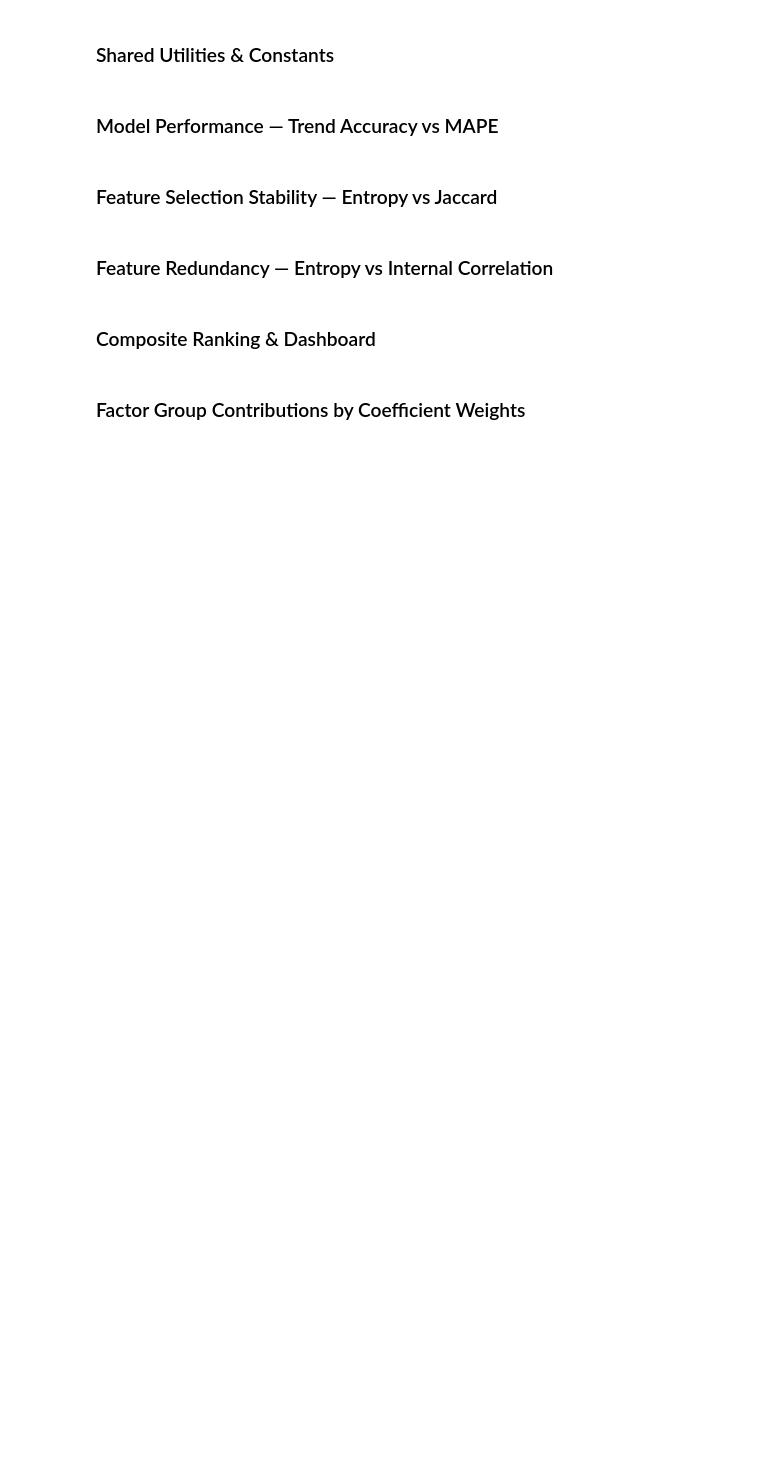
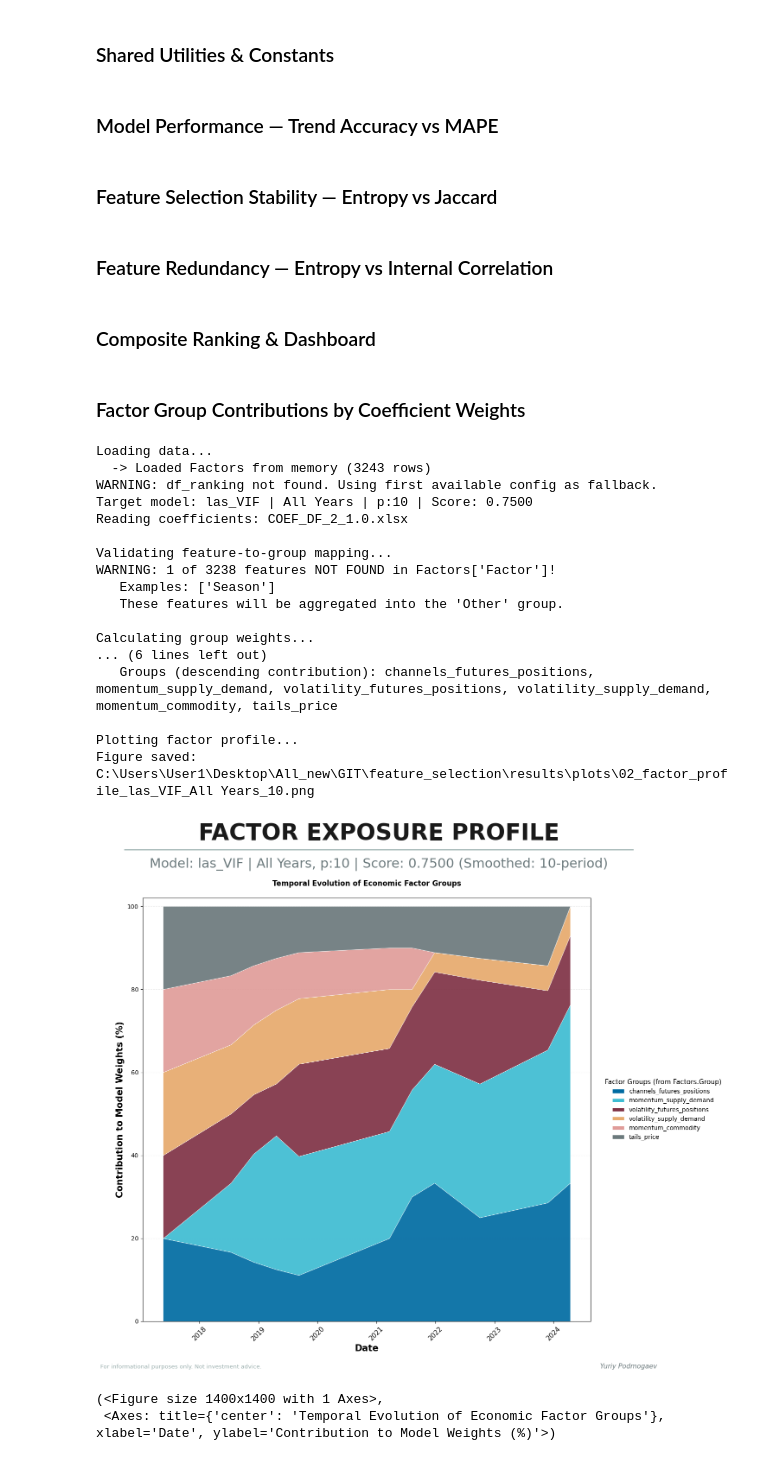
Before and after one commit to ypodmogaev/feature_selection, a Jupyter notebook: feature_selection.ipynb, the cells around one changed output. Saved outputs shown, nothing was run; the diff lists cells and outputs as text; code cells hidden in the pictures; blank space fills up the shorter version.

```diff
--- a/feature_selection.ipynb
+++ b/feature_selection.ipynb
@@ -773,7 +980,7 @@ def model_function(model_df, years="All", start_period=104, end_period=None,
             eps=1e-3,           # Lifts the floor to drop weak, noisy coefficients
             alphas=150,         # Standard dense grid (150 is more than enough)
             cv=tscv,
-            max_iter=5, #000,      # 5000 iterations is mathematically optimal here
+            max_iter=5000,      # 5000 iterations is mathematically optimal here
             n_jobs=n_jobs,
             random_state=42,
             selection="random"
@@ -5396,31 +5563,52 @@ def plot_factor_profile_strict(
     )
 
     if save_path:
         Path(save_path).parent.mkdir(parents=True, exist_ok=True)
         plt.savefig(save_path, facecolor=WHITE, dpi=300)
         print(f"Figure saved: {save_path}")
 
     plt.show()
     return fig, ax
 
 
 # ============================================================================
 # EXECUTE
 # ============================================================================
 
 print("\nPlotting factor profile...")
 
 BEST_MODEL_INFO = {
     'method': best_method,
     'year': best_year,
     'param': best_param,
     'score': best_score,
 }
 
 plot_factor_profile_strict(
     df_groups,
     group_order,
     model_info=BEST_MODEL_INFO,
     save_path=SAVE_DIR / f"02_factor_profile_{best_method}_{best_year}_{best_param}.png",
-    smooth_window=4,
+    smooth_window=10,
 )
+# %% [output]
+Loading data...
+  -> Loaded Factors from memory (3243 rows)
+WARNING: df_ranking not found. Using first available config as fallback.
+Target model: las_VIF | All Years | p:10 | Score: 0.7500
+Reading coefficients: COEF_DF_2_1.0.xlsx
+
+Validating feature-to-group mapping...
+WARNING: 1 of 3238 features NOT FOUND in Factors['Factor']!
+   Examples: ['Season']
+   These features will be aggregated into the 'Other' group.
+
+Calculating group weights...
+... (6 lines left out)
+   Groups (descending contribution): channels_futures_positions, momentum_supply_demand, volatility_futures_positions, volatility_supply_demand, momentum_commodity, tails_price
+
+Plotting factor profile...
+Figure saved: C:\Users\User1\Desktop\All_new\GIT\feature_selection\results\plots\02_factor_profile_las_VIF_All Years_10.png
+[figure, added]
+(<Figure size 1400x1400 with 1 Axes>,
+ <Axes: title={'center': 'Temporal Evolution of Economic Factor Groups'}, xlabel='Date', ylabel='Contribution to Model Weights (%)'>)
```
Also changed, not shown: parts of 19 cells of this notebook.
